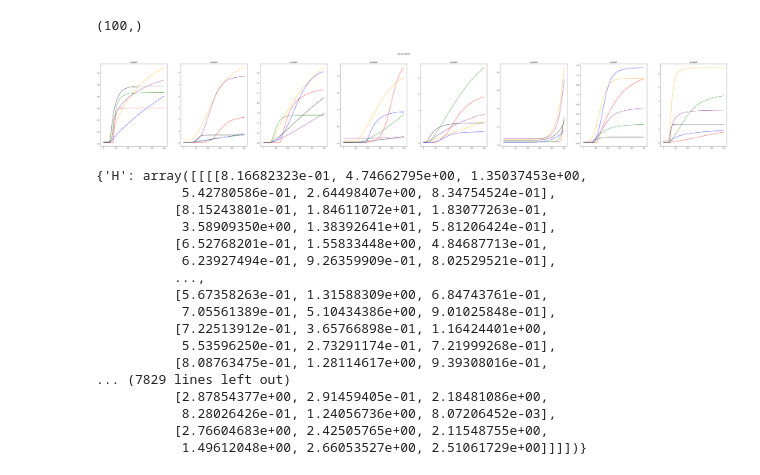
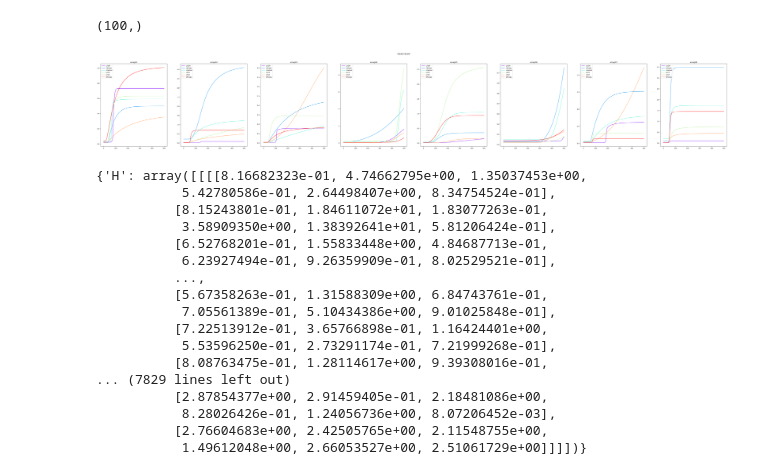
Before and after one commit to hbmep/rat-mapping, a Jupyter notebook: notebooks/L_CIRC/v2_selectivity.ipynb, the cells around one changed output. Drawn from its saved outputs; the diff is of its cells as text; code cells hidden in the pictures.

```diff
--- a/notebooks/L_CIRC/v2_selectivity.ipynb
+++ b/notebooks/L_CIRC/v2_selectivity.ipynb
@@ -432,8 +464,10 @@ x_temp.shape
 # %%
 def plot_muscpos_recruitmentcurves(pos):
     cpos = pos
-    colors = ["red", "orange", "purple", "green", "blue", "black"]
+    colors = model._get_colors(model.n_response)
     plot_labels = []
+
+
     titles = []
     fig, ax = plt.subplots(1,8, figsize=(75, 10))
 
@@ -446,16 +480,17 @@ def plot_muscpos_recruitmentcurves(pos):
         ax_temp.set_title(s)
 
         for i in range(y_temp.shape[2]):
-            sns.lineplot(x=x_temp, y=y_temp.mean(axis=0)[..., i], color= colors[i], ax = ax_temp)
+            sns.lineplot(x=x_temp, y=y_temp.mean(axis=0)[..., i], color= colors[i], ax = ax_temp, label=f"{model.response[i]}")
             # plot_labels.append(f"{colors[i]}: {response[i]}")
 
+    ax[0].legend()
     fig.suptitle(pos)
 
     # sns.move_legend(ax, "upper left", bbox_to_anchor=(1, 1))
-# %%
-plot_muscpos_recruitmentcurves("C6LSE-C6LNW")
-# %% [output]
-[figure, removed]
+# %%
+plot_muscpos_recruitmentcurves("C6LNE-C6LSW")
+# %% [output]
+[figure, added]
 # %%
 model.render_recruitment_curves()
 # %% [output]
```
Also changed, not shown: parts of 10 cells of this notebook, 2 other files.
